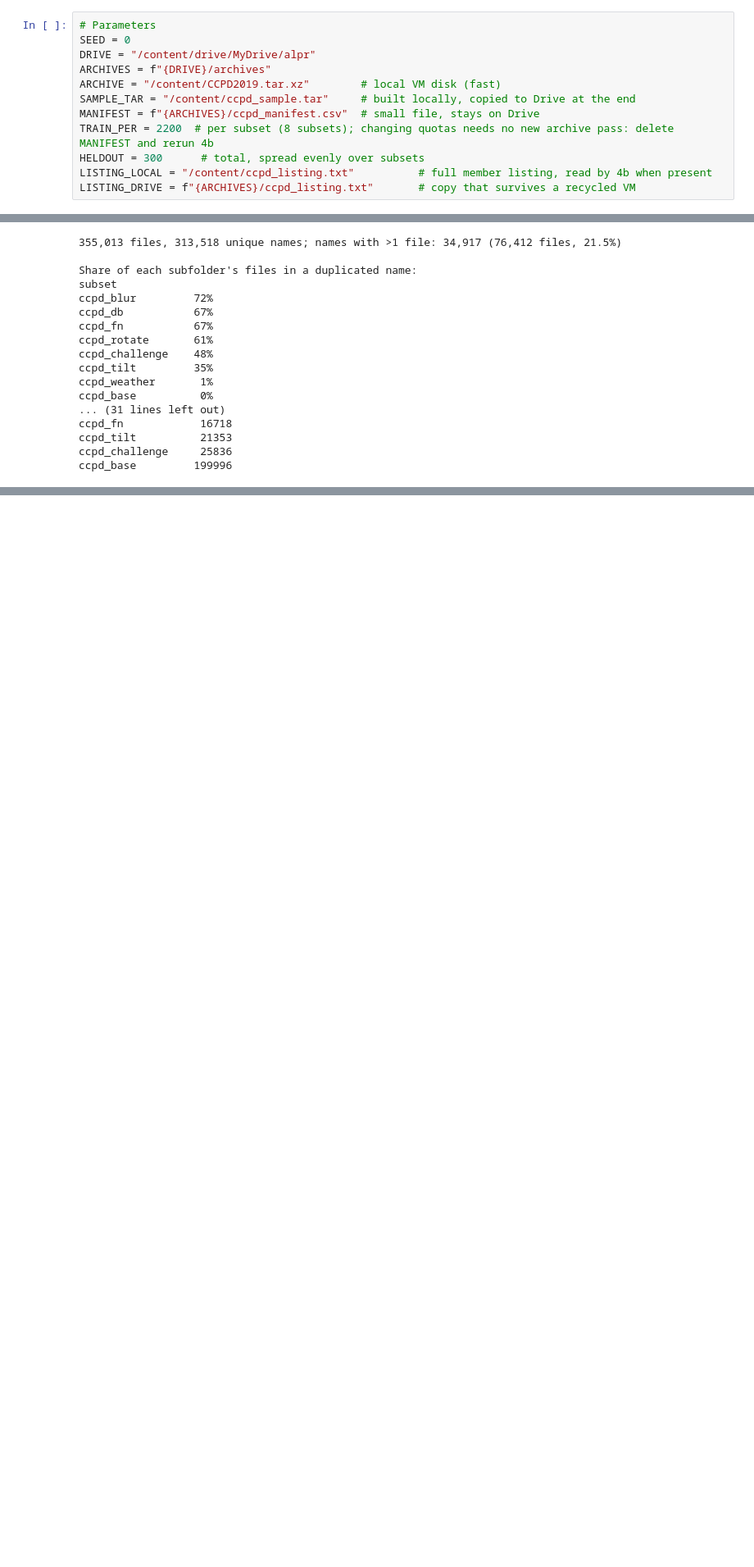
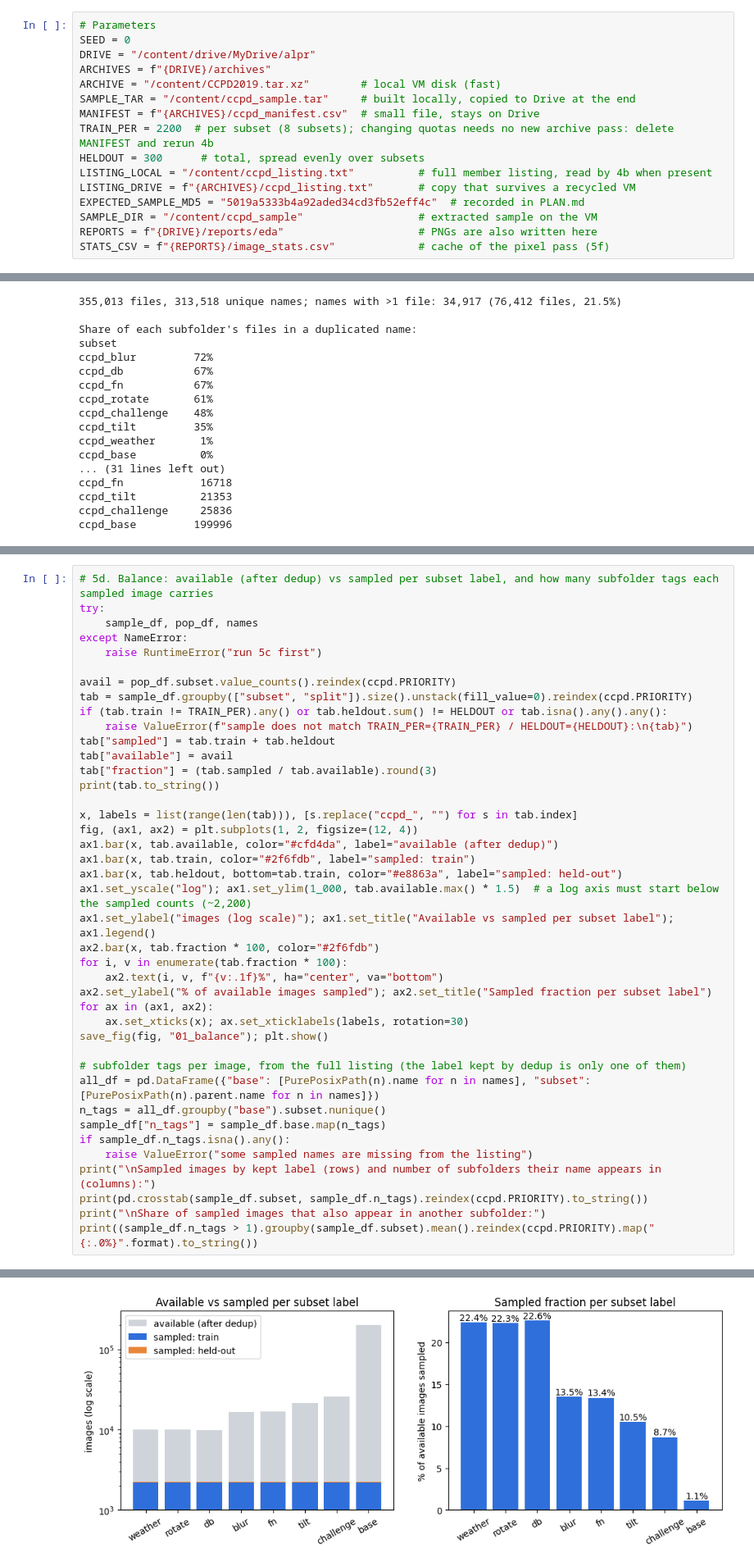
Before and after one commit to medrees-1000/vehicle-plate-recognition, a Jupyter notebook: notebooks/01_eda.ipynb, the cells around one changed output, grey strips where cells are left out. Shown at 82% size. Cells and saved outputs as stored; diff of their text form; blank space fills up the shorter version.

```diff
--- a/notebooks/01_eda.ipynb
+++ b/notebooks/01_eda.ipynb
@@ -14,6 +27,10 @@ TRAIN_PER = 2200  # per subset (8 subsets); changing quotas needs no new archive
 HELDOUT = 300      # total, spread evenly over subsets
 LISTING_LOCAL = "/content/ccpd_listing.txt"          # full member listing, read by 4b when present
 LISTING_DRIVE = f"{ARCHIVES}/ccpd_listing.txt"       # copy that survives a recycled VM
+EXPECTED_SAMPLE_MD5 = "5019a5333b4a92aded34cd3fb52eff4c"  # recorded in PLAN.md
+SAMPLE_DIR = "/content/ccpd_sample"                  # extracted sample on the VM
+REPORTS = f"{DRIVE}/reports/eda"                     # PNGs are also written here
+STATS_CSV = f"{REPORTS}/image_stats.csv"             # cache of the pixel pass (5f)
 # %% [markdown]
 ## Setup
 # %%
@@ -144,0 +243,42 @@ ccpd_base         199996
+# %%
+# 5d. Balance: available (after dedup) vs sampled per subset label, and how many subfolder tags each sampled image carries
+try:
+    sample_df, pop_df, names
+except NameError:
+    raise RuntimeError("run 5c first")
+
+avail = pop_df.subset.value_counts().reindex(ccpd.PRIORITY)
+tab = sample_df.groupby(["subset", "split"]).size().unstack(fill_value=0).reindex(ccpd.PRIORITY)
+if (tab.train != TRAIN_PER).any() or tab.heldout.sum() != HELDOUT or tab.isna().any().any():
+    raise ValueError(f"sample does not match TRAIN_PER={TRAIN_PER} / HELDOUT={HELDOUT}:\n{tab}")
+tab["sampled"] = tab.train + tab.heldout
+tab["available"] = avail
+tab["fraction"] = (tab.sampled / tab.available).round(3)
+print(tab.to_string())
+
+x, labels = list(range(len(tab))), [s.replace("ccpd_", "") for s in tab.index]
+fig, (ax1, ax2) = plt.subplots(1, 2, figsize=(12, 4))
+ax1.bar(x, tab.available, color="#cfd4da", label="available (after dedup)")
+ax1.bar(x, tab.train, color="#2f6fdb", label="sampled: train")
+ax1.bar(x, tab.heldout, bottom=tab.train, color="#e8863a", label="sampled: held-out")
+ax1.set_yscale("log"); ax1.set_ylim(1_000, tab.available.max() * 1.5)  # a log axis must start below the sampled counts (~2,200)
+ax1.set_ylabel("images (log scale)"); ax1.set_title("Available vs sampled per subset label"); ax1.legend()
+ax2.bar(x, tab.fraction * 100, color="#2f6fdb")
+for i, v in enumerate(tab.fraction * 100):
+    ax2.text(i, v, f"{v:.1f}%", ha="center", va="bottom")
+ax2.set_ylabel("% of available images sampled"); ax2.set_title("Sampled fraction per subset label")
+for ax in (ax1, ax2):
+    ax.set_xticks(x); ax.set_xticklabels(labels, rotation=30)
+save_fig(fig, "01_balance"); plt.show()
+
+# subfolder tags per image, from the full listing (the label kept by dedup is only one of them)
+all_df = pd.DataFrame({"base": [PurePosixPath(n).name for n in names], "subset": [PurePosixPath(n).parent.name for n in names]})
+n_tags = all_df.groupby("base").subset.nunique()
+sample_df["n_tags"] = sample_df.base.map(n_tags)
+if sample_df.n_tags.isna().any():
+    raise ValueError("some sampled names are missing from the listing")
+print("\nSampled images by kept label (rows) and number of subfolders their name appears in (columns):")
+print(pd.crosstab(sample_df.subset, sample_df.n_tags).reindex(ccpd.PRIORITY).to_string())
+print("\nShare of sampled images that also appear in another subfolder:")
+print((sample_df.n_tags > 1).groupby(sample_df.subset).mean().reindex(ccpd.PRIORITY).map("{:.0%}".format).to_string())
+# %% [output]
@@ -144,0 +295 @@ ccpd_base         199996
+[figure, added]
```
Also changed, not shown: parts of 17 cells of this notebook.
